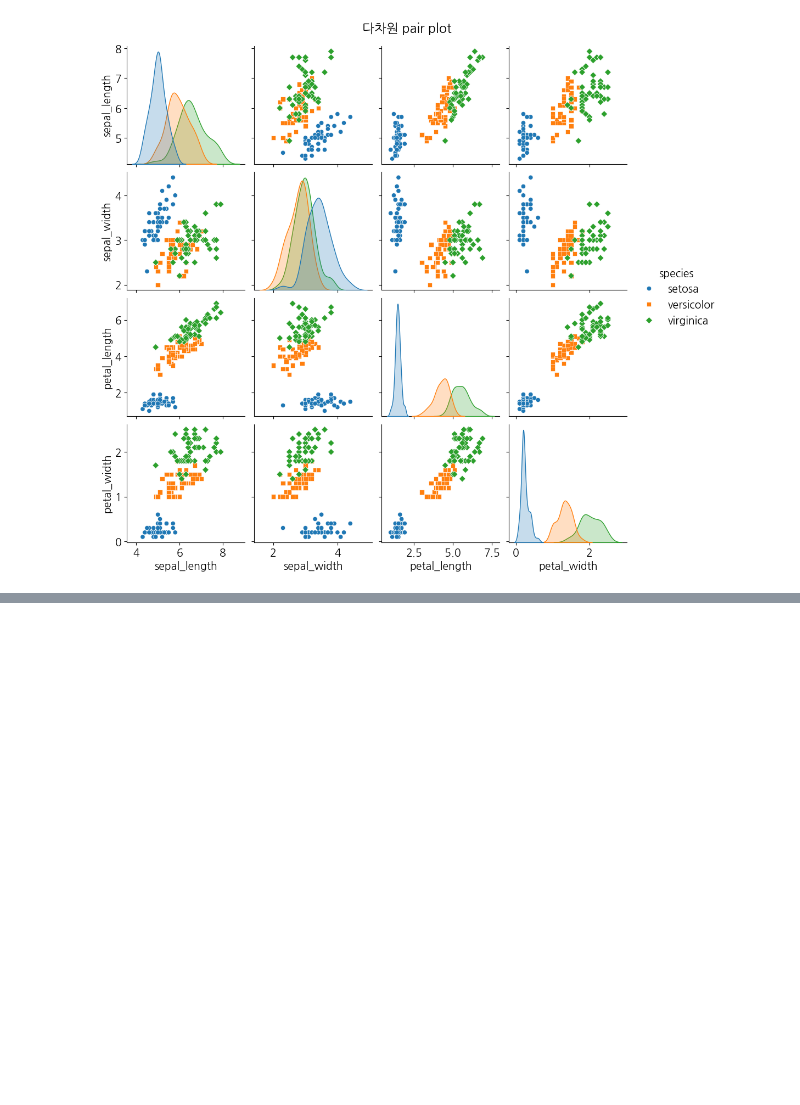
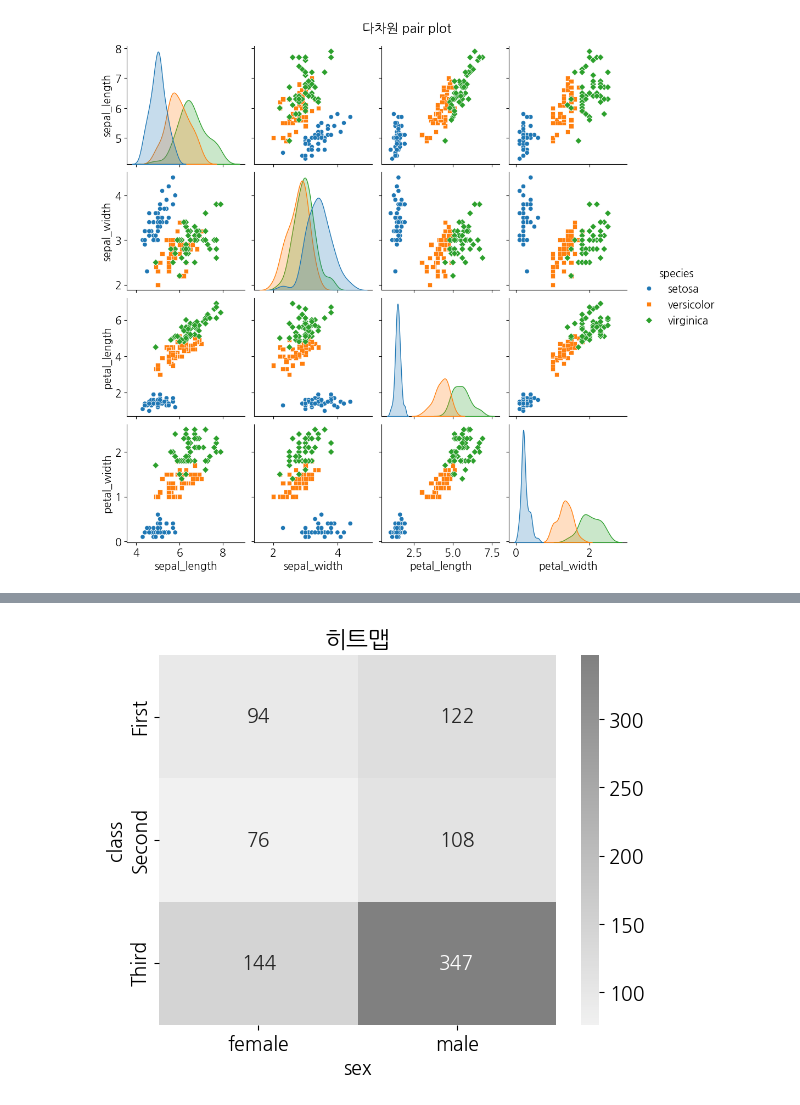
Before and after one commit to devKMC/python, a Jupyter notebook: matplotlib_visualize_data/matplotlib_example.ipynb, the cells around one changed output, grey strips where cells are left out. Saved outputs shown, nothing was run; the diff lists cells and outputs as text; code cells hidden in the pictures; blank space fills up the shorter version.

```diff
--- a/matplotlib_visualize_data/matplotlib_example.ipynb
+++ b/matplotlib_visualize_data/matplotlib_example.ipynb
@@ -184,0 +189,6 @@ plt.show()
+# %%
+titanic_size = titanic.pivot_table(
+    index = 'class', columns= 'sex', aggfunc='size'
+
+)
+titanic_size
@@ -184,0 +201,7 @@ plt.show()
+# %%
+seaborn.heatmap(titanic_size, cmap=seaborn.light_palette('gray',as_cmap=True)
+                , annot= True, fmt='d')
+plt.title('히트맵')
+plt.show()
+# %% [output]
+[figure, added]
```
Also changed, not shown: parts of 22 cells of this notebook.
